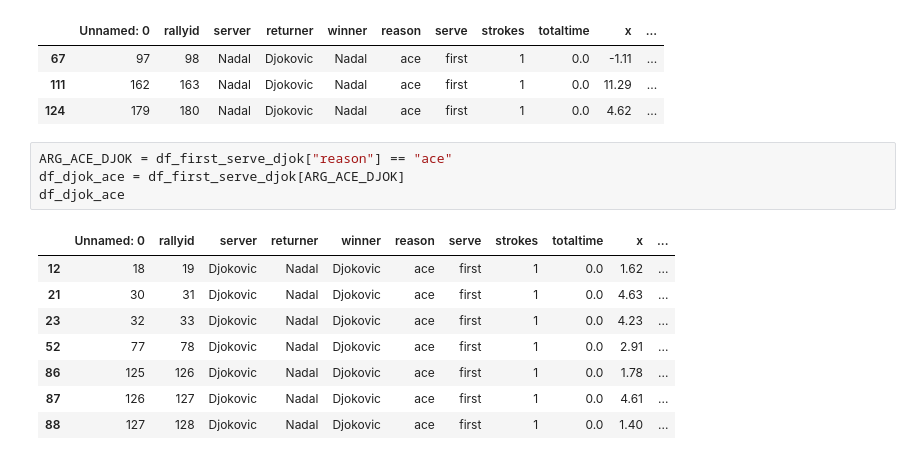
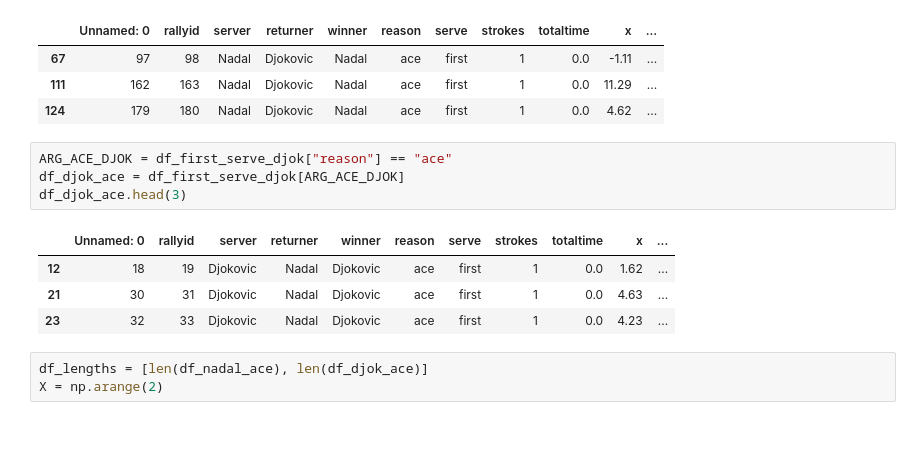
Before and after one commit to ThomasLee94/AUS-open-final-2019-analysis, a Jupyter notebook: analysis.ipynb, the cells around one changed output. Drawn from its saved outputs; the diff is of its cells as text; blank space fills up the shorter version.

```diff
--- a/analysis.ipynb
+++ b/analysis.ipynb
@@ -111,13 +150,12 @@ df_nadal_ace
 # %%
 ARG_ACE_DJOK = df_first_serve_djok["reason"] == "ace"
 df_djok_ace = df_first_serve_djok[ARG_ACE_DJOK]
-df_djok_ace
+df_djok_ace.head(3)
 # %% [output]
 |  | Unnamed: 0 | rallyid | server | returner | winner | reason | serve | strokes | totaltime | x | ... |
 | 12 | 18 | 19 | Djokovic | Nadal | Djokovic | ace | first | 1 | 0.0 | 1.62 | ... |
 | 21 | 30 | 31 | Djokovic | Nadal | Djokovic | ace | first | 1 | 0.0 | 4.63 | ... |
 | 23 | 32 | 33 | Djokovic | Nadal | Djokovic | ace | first | 1 | 0.0 | 4.23 | ... |
-| 52 | 77 | 78 | Djokovic | Nadal | Djokovic | ace | first | 1 | 0.0 | 2.91 | ... |
-| 86 | 125 | 126 | Djokovic | Nadal | Djokovic | ace | first | 1 | 0.0 | 1.78 | ... |
-| 87 | 126 | 127 | Djokovic | Nadal | Djokovic | ace | first | 1 | 0.0 | 4.61 | ... |
-| 88 | 127 | 128 | Djokovic | Nadal | Djokovic | ace | first | 1 | 0.0 | 1.40 | ... |
+# %%
+df_lengths = [len(df_nadal_ace), len(df_djok_ace)]
+X = np.arange(2)
```
Also changed, not shown: parts of 23 cells of this notebook.
